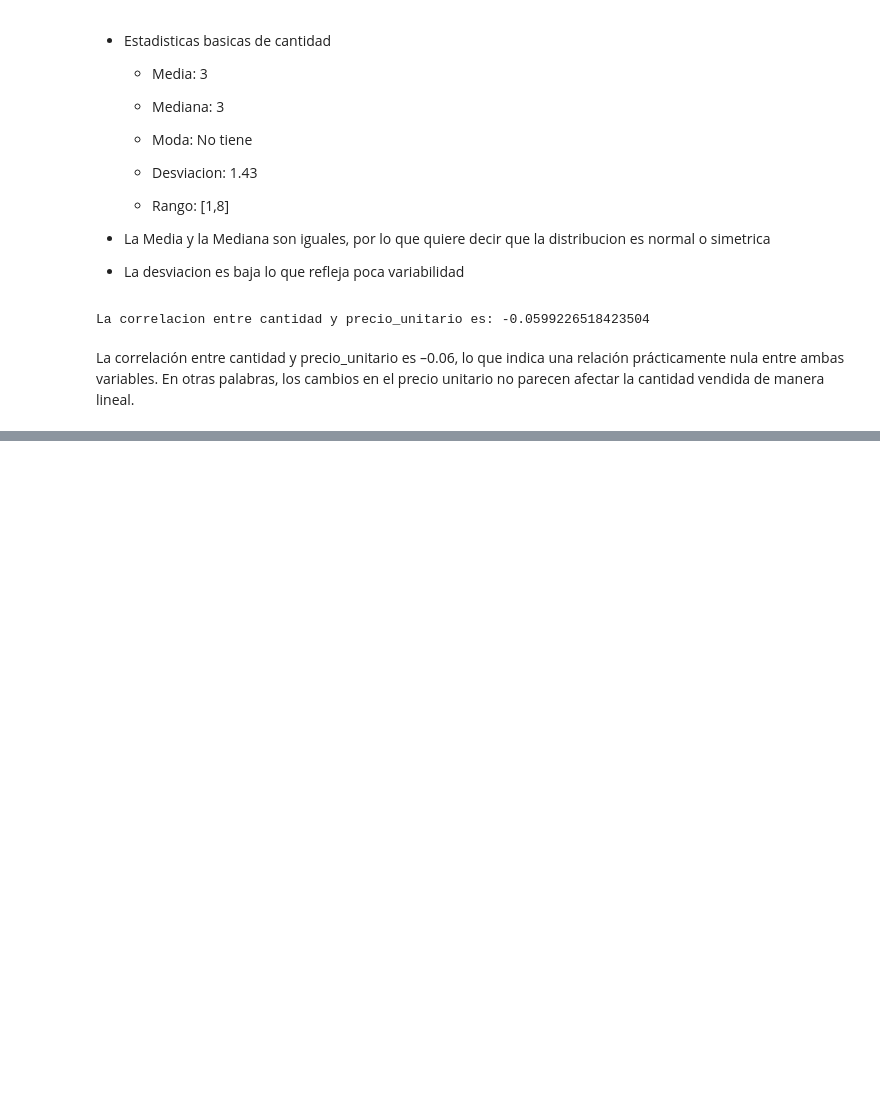
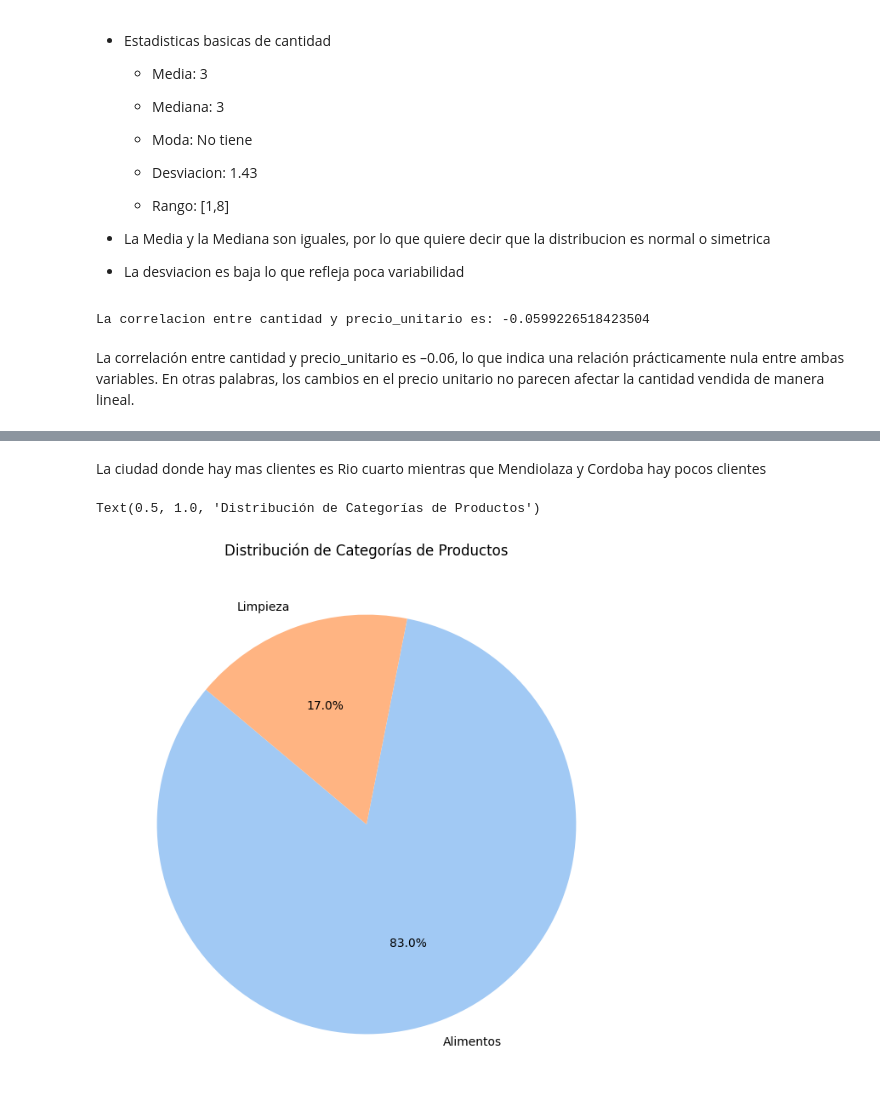
Before and after one commit to luisestebanardiles/Proyecto-Aurelion, a Jupyter notebook: limpieza_datos.ipynb, the cells around one changed output, grey strips where cells are left out. Cells and saved outputs as stored; diff of their text form; code cells hidden in the pictures; blank space fills up the shorter version.

```diff
--- a/limpieza_datos.ipynb
+++ b/limpieza_datos.ipynb
@@ -546,0 +570,11 @@ En otras palabras, los cambios en el precio unitario no parecen afectar la canti
+# %% [markdown]
+La ciudad donde hay mas clientes es Rio cuarto mientras que Mendiolaza y Cordoba hay pocos clientes
+# %%
+#grafico de torta de la categoria de productos
+categorias = df_productos_limpio['categoria'].value_counts()
+plt.figure(figsize=(8,8))
+plt.pie(categorias.values, labels=categorias.index, autopct='%1.1f%%', startangle=140, colors=sns.color_palette('pastel'))
+plt.title('Distribución de Categorías de Productos')
+# %% [output]
+Text(0.5, 1.0, 'Distribución de Categorías de Productos')
+[figure, added]
```
Also changed, not shown: parts of 13 cells of this notebook.
